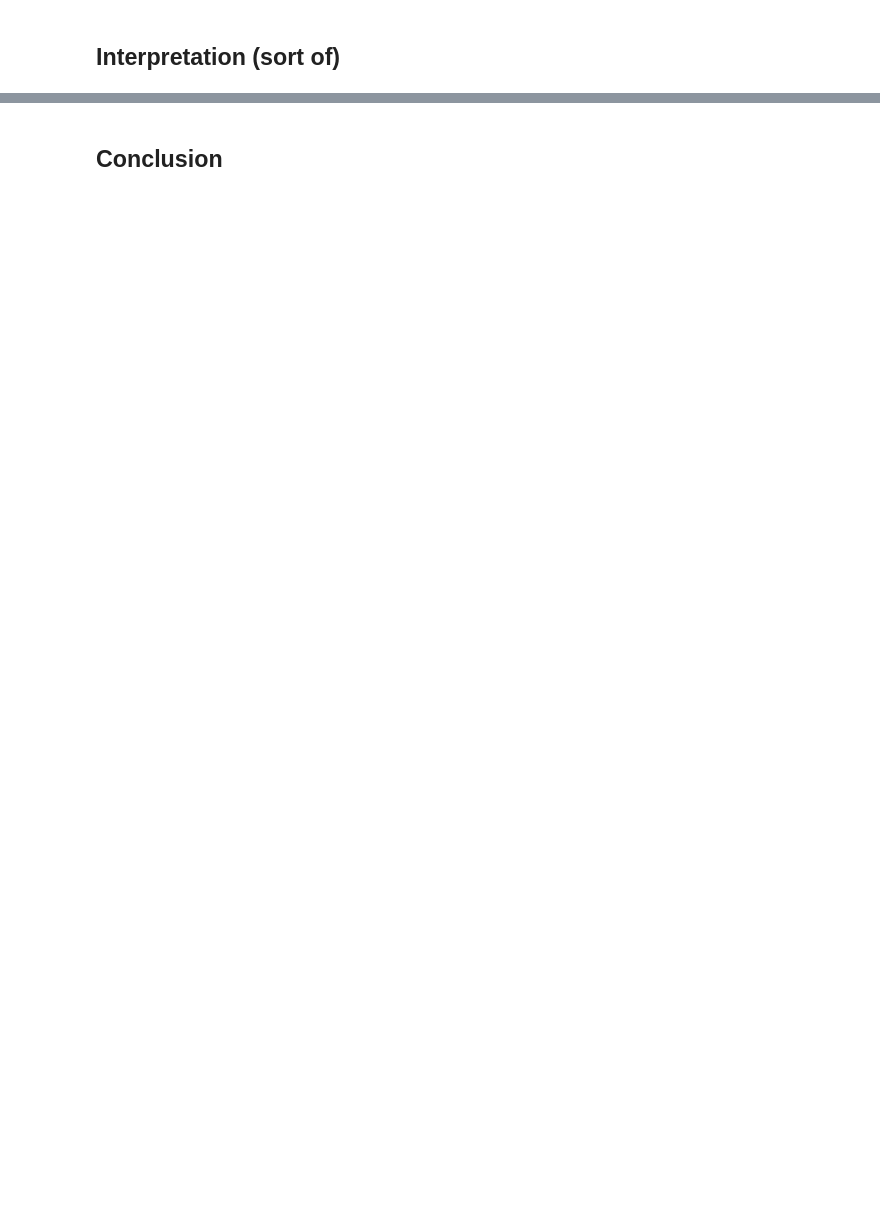
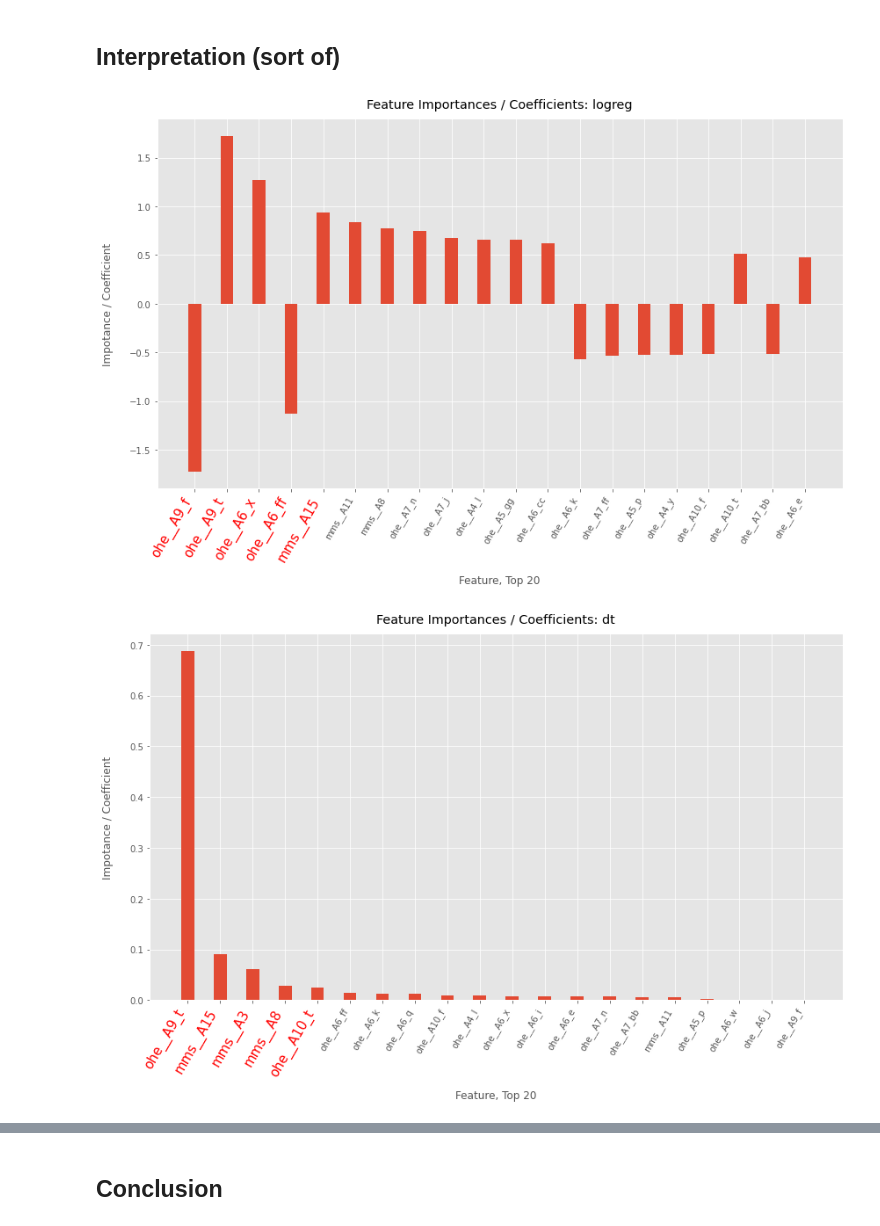
Before and after one commit to happyhappyprojects/credit_card_approval, a Jupyter notebook: credit_card_approval.ipynb, the cells around one changed output, grey strips where cells are left out. Drawn from its saved outputs; the diff is of its cells as text; code cells hidden in the pictures; blank space fills up the shorter version.

```diff
--- a/credit_card_approval.ipynb
+++ b/credit_card_approval.ipynb
@@ -367,7 +380,7 @@ for e_name in estimator_names:
 # %%
 # Define a wrapper func to plot importances
 def plot_feature_importance(importance: pd.Series, top_n = 20, title = f"Feature Importance / Coefficients",
-                            fig_size=(15,8),
+                            fig_size=(12,8),
                             save_as = f"figures/importance_plot.png"):
     h_padding = int(fig_size[0]*1.5)
     v_padding = int(fig_size[1]*1.5)
@@ -397,13 +410,16 @@ def plot_feature_importance(importance: pd.Series, top_n = 20, title = f"Feature
 # %%
 # Iterate over estimator names and plot feature importance
 for e_name in estimator_names:
     columns_bm = fit_all_X_train_results[e_name]['model'].named_steps['ohe_and_mmc'].get_feature_names_out()
     try:
         importance = fit_all_X_train_results[e_name]['model'].named_steps[e_name].coef_[0]
     except:
         importance = fit_all_X_train_results[e_name]['model'].named_steps[e_name].feature_importances_
     importance = pd.Series(importance,index=columns_bm).sort_values(ascending=False, key=abs)
 
     # plot importance
-    plot_feature_importance(importance, title=f"Feature Importance / Coefficients: {e_name}",
+    plot_feature_importance(importance, title=f"Feature Importances / Coefficients: {e_name}",
                             save_as=f"figures/importance_plot_{e_name}.png")
+# %% [output]
+[figure, added]
+[figure, added]
```
Also changed, not shown: parts of 7 cells of this notebook.
